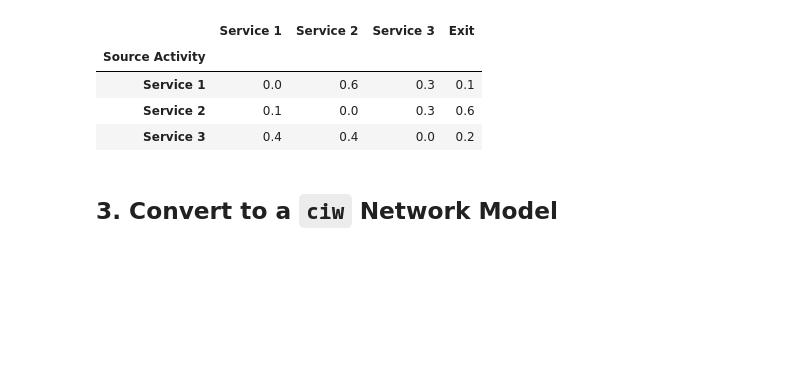
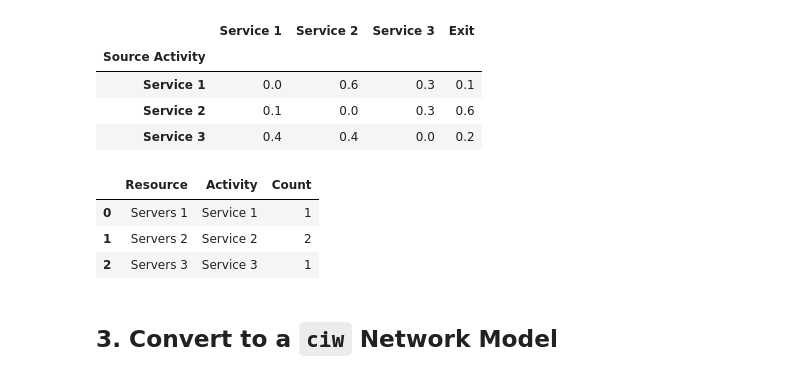
Before and after one commit to sim-agent/json2ciw, a Jupyter notebook: 02_jackson_network_example.ipynb, the cells around one changed output. Cells and saved outputs as stored; diff of their text form; code cells hidden in the pictures; blank space fills up the shorter version.

Commit message:
feat(ProcessModel): +get_resources_df()

```diff
--- a/02_jackson_network_example.ipynb
+++ b/02_jackson_network_example.ipynb
@@ -161,6 +161,13 @@ model_instance.get_routing_matrix_df()
 | Service 1 | 0.0 | 0.6 | 0.3 | 0.1 |
 | Service 2 | 0.1 | 0.0 | 0.3 | 0.6 |
 | Service 3 | 0.4 | 0.4 | 0.0 | 0.2 |
+# %%
+model_instance.get_resources_df()
+# %% [output]
+|  | Resource | Activity | Count |
+| 0 | Servers 1 | Service 1 | 1 |
+| 1 | Servers 2 | Service 2 | 2 |
+| 2 | Servers 3 | Service 3 | 1 |
 # %% [markdown]
 ## 3. Convert to a `ciw` Network Model
 # %%
```
Also changed, not shown: 3 other files.
